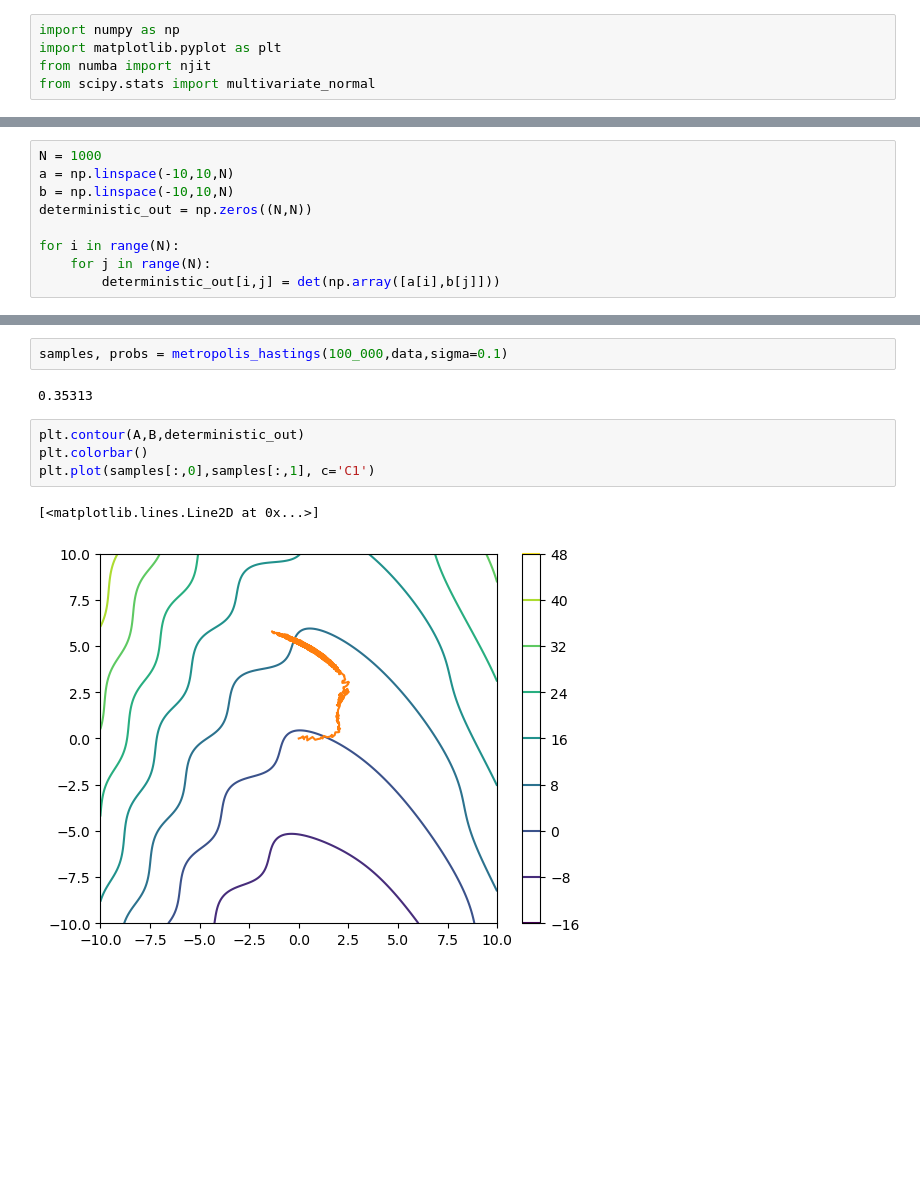
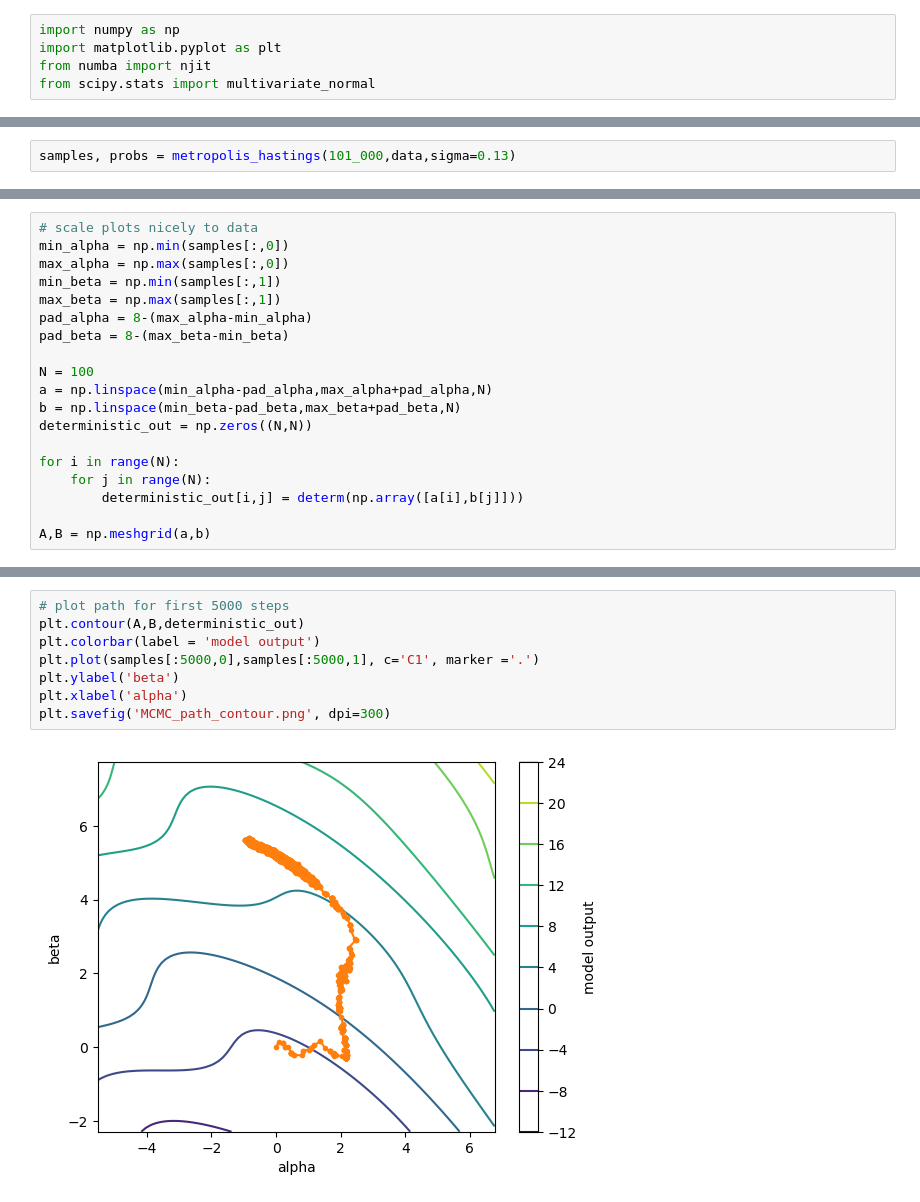
Before and after one commit to NiklasSchaaf/UQ_2023, a Jupyter notebook: homework_9/hw9_nik.ipynb, the cells around one changed output, grey strips where cells are left out. Cells and saved outputs as stored; diff of their text form; blank space fills up the shorter version.

Commit message:
code and all necessary plots

```diff
--- a/homework_9/hw9_nik.ipynb
+++ b/homework_9/hw9_nik.ipynb
@@ -57 +138,3 @@ def metropolis_hastings(steps,data,sigma=1,u0 = np.array([0,0])):
 data = [4.02, 3.97, 4.05, 3.85, 3.94]
+# %%
+samples, probs = metropolis_hastings(101_000,data,sigma=0.13)
@@ -58,9 +143,19 @@ data = [4.02, 3.97, 4.05, 3.85, 3.94]
 # %%
-N = 1000
-a = np.linspace(-10,10,N)
-b = np.linspace(-10,10,N)
+# scale plots nicely to data
+min_alpha = np.min(samples[:,0])
+max_alpha = np.max(samples[:,0])
+min_beta = np.min(samples[:,1])
+max_beta = np.max(samples[:,1])
+pad_alpha = 8-(max_alpha-min_alpha)
+pad_beta = 8-(max_beta-min_beta)
+
+N = 100
+a = np.linspace(min_alpha-pad_alpha,max_alpha+pad_alpha,N)
+b = np.linspace(min_beta-pad_beta,max_beta+pad_beta,N)
 deterministic_out = np.zeros((N,N))
 
 for i in range(N):
     for j in range(N):
-        deterministic_out[i,j] = det(np.array([a[i],b[j]]))
+        deterministic_out[i,j] = determ(np.array([a[i],b[j]]))
+
+A,B = np.meshgrid(a,b)
@@ -80,11 +162,10 @@ plt.colorbar()
-# %%
-samples, probs = metropolis_hastings(100_000,data,sigma=0.1)
-# %% [output]
-0.35313
 # %%
+# plot path for first 5000 steps
 plt.contour(A,B,deterministic_out)
-plt.colorbar()
-plt.plot(samples[:,0],samples[:,1], c='C1')
+plt.colorbar(label = 'model output')
+plt.plot(samples[:5000,0],samples[:5000,1], c='C1', marker ='.')
+plt.ylabel('beta')
+plt.xlabel('alpha')
+plt.savefig('MCMC_path_contour.png', dpi=300)
 # %% [output]
-[<matplotlib.lines.Line2D at 0x...>]
-[figure, old version]
+[figure, new version]
```
Also changed, not shown: parts of 11 cells of this notebook, 5 other files.
